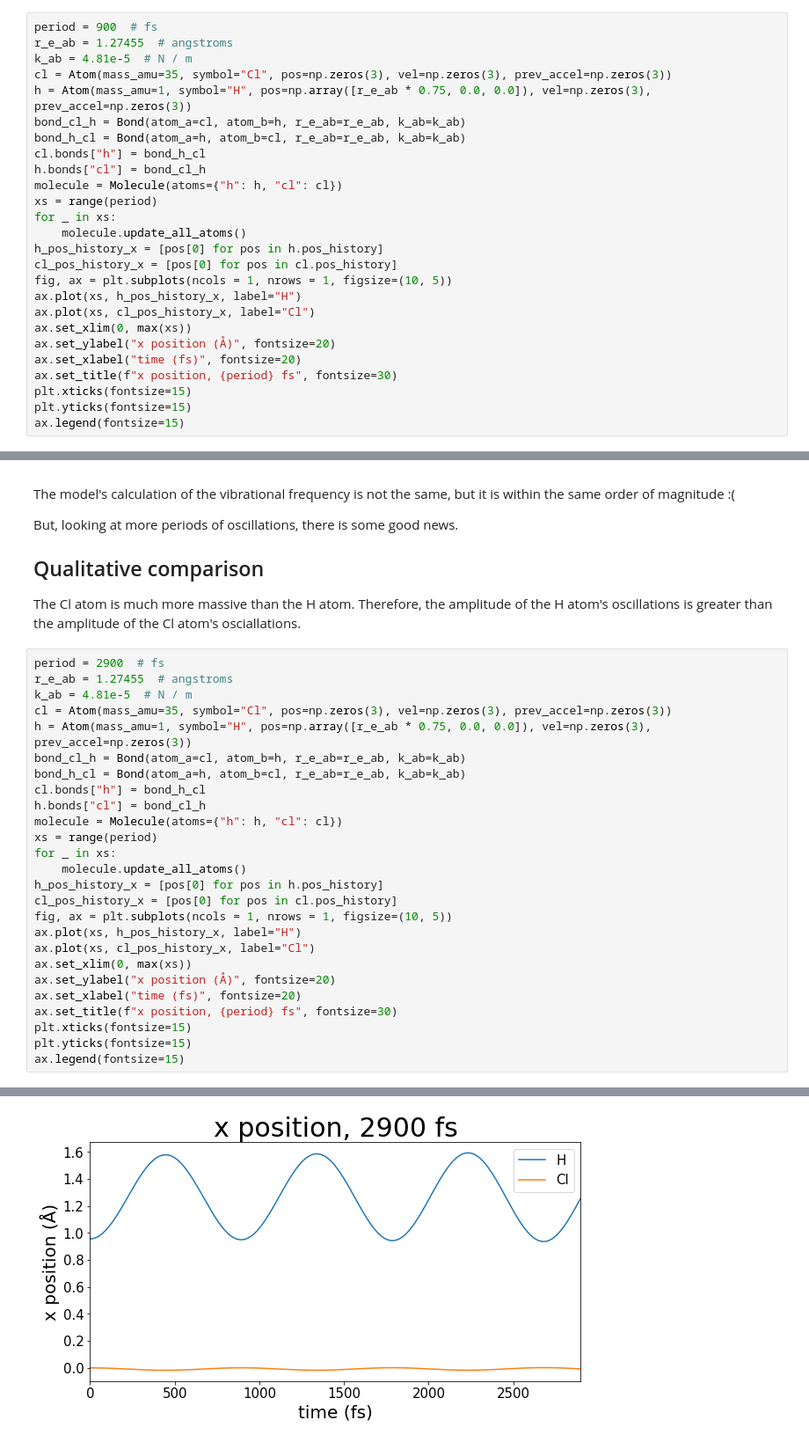
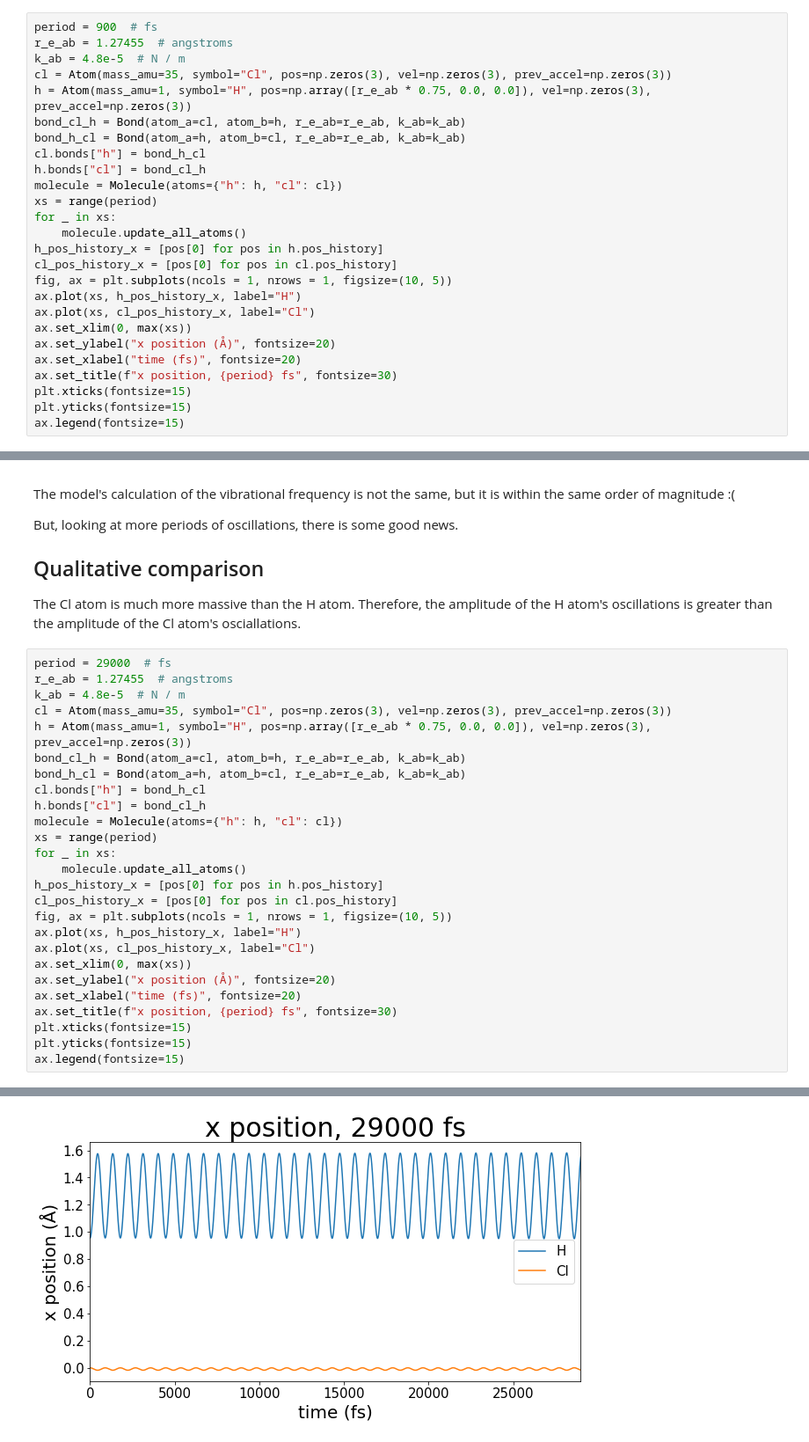
Before and after one commit to akey7/StretchDyn, a Jupyter notebook: first_attempt.ipynb, the cells around one changed output, grey strips where cells are left out. Shown at 88% size. Cells and saved outputs as stored; diff of their text form.

```diff
--- a/first_attempt.ipynb
+++ b/first_attempt.ipynb
@@ -9,7 +9,7 @@ For a quantitative comparison to the real molecule, let's inspect one period of
 # %%
 period = 900  # fs
 r_e_ab = 1.27455  # angstroms
-k_ab = 4.81e-5  # N / m
+k_ab = 4.8e-5  # N / m
 cl = Atom(mass_amu=35, symbol="Cl", pos=np.zeros(3), vel=np.zeros(3), prev_accel=np.zeros(3))
 h = Atom(mass_amu=1, symbol="H", pos=np.array([r_e_ab * 0.75, 0.0, 0.0]), vel=np.zeros(3), prev_accel=np.zeros(3))
 bond_cl_h = Bond(atom_a=cl, atom_b=h, r_e_ab=r_e_ab, k_ab=k_ab)
@@ -48,31 +48,31 @@ But, looking at more periods of oscillations, there is some good news.
 
 The Cl atom is much more massive than the H atom. Therefore, the amplitude of the H atom's oscillations is greater than the amplitude of the Cl atom's osciallations.
 # %%
-period = 2900  # fs
+period = 29000  # fs
 r_e_ab = 1.27455  # angstroms
-k_ab = 4.81e-5  # N / m
+k_ab = 4.8e-5  # N / m
 cl = Atom(mass_amu=35, symbol="Cl", pos=np.zeros(3), vel=np.zeros(3), prev_accel=np.zeros(3))
 h = Atom(mass_amu=1, symbol="H", pos=np.array([r_e_ab * 0.75, 0.0, 0.0]), vel=np.zeros(3), prev_accel=np.zeros(3))
 bond_cl_h = Bond(atom_a=cl, atom_b=h, r_e_ab=r_e_ab, k_ab=k_ab)
 bond_h_cl = Bond(atom_a=h, atom_b=cl, r_e_ab=r_e_ab, k_ab=k_ab)
 cl.bonds["h"] = bond_h_cl
 h.bonds["cl"] = bond_cl_h
 molecule = Molecule(atoms={"h": h, "cl": cl})
 xs = range(period)
 for _ in xs:
     molecule.update_all_atoms()
 h_pos_history_x = [pos[0] for pos in h.pos_history]
 cl_pos_history_x = [pos[0] for pos in cl.pos_history]
 fig, ax = plt.subplots(ncols = 1, nrows = 1, figsize=(10, 5))
 ax.plot(xs, h_pos_history_x, label="H")
 ax.plot(xs, cl_pos_history_x, label="Cl")
 ax.set_xlim(0, max(xs))
 ax.set_ylabel("x position (Å)", fontsize=20)
 ax.set_xlabel("time (fs)", fontsize=20)
 ax.set_title(f"x position, {period} fs", fontsize=30)
 plt.xticks(fontsize=15)
 plt.yticks(fontsize=15)
 ax.legend(fontsize=15)
 # %% [output]
 <matplotlib.legend.Legend at 0x...>
-[figure, old version]
+[figure, new version]
```
Also changed, not shown: 1 other file.
